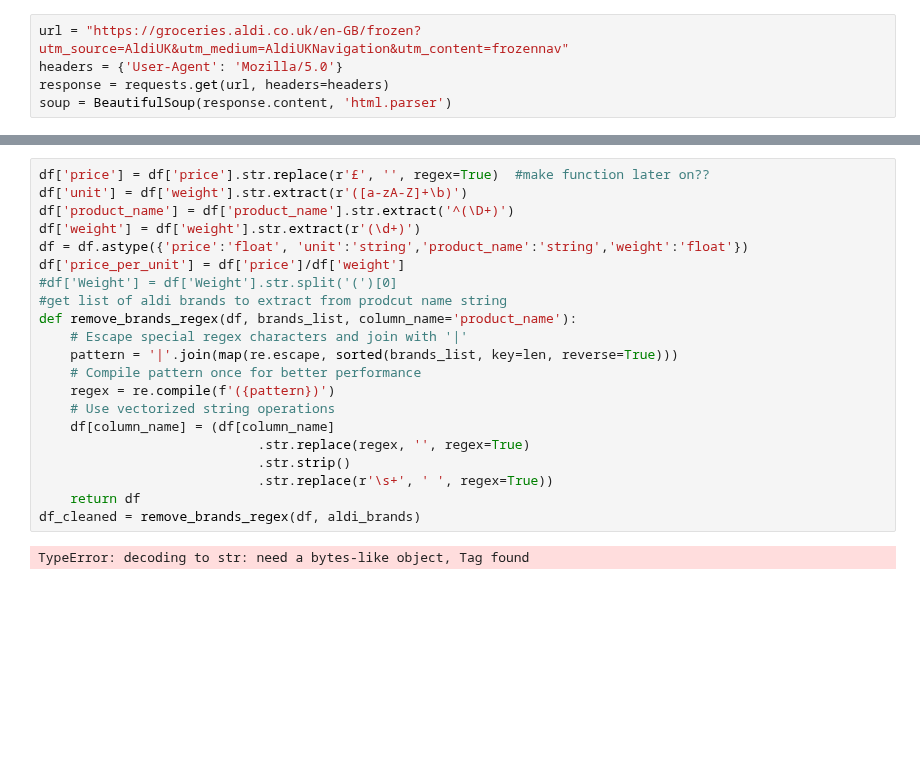
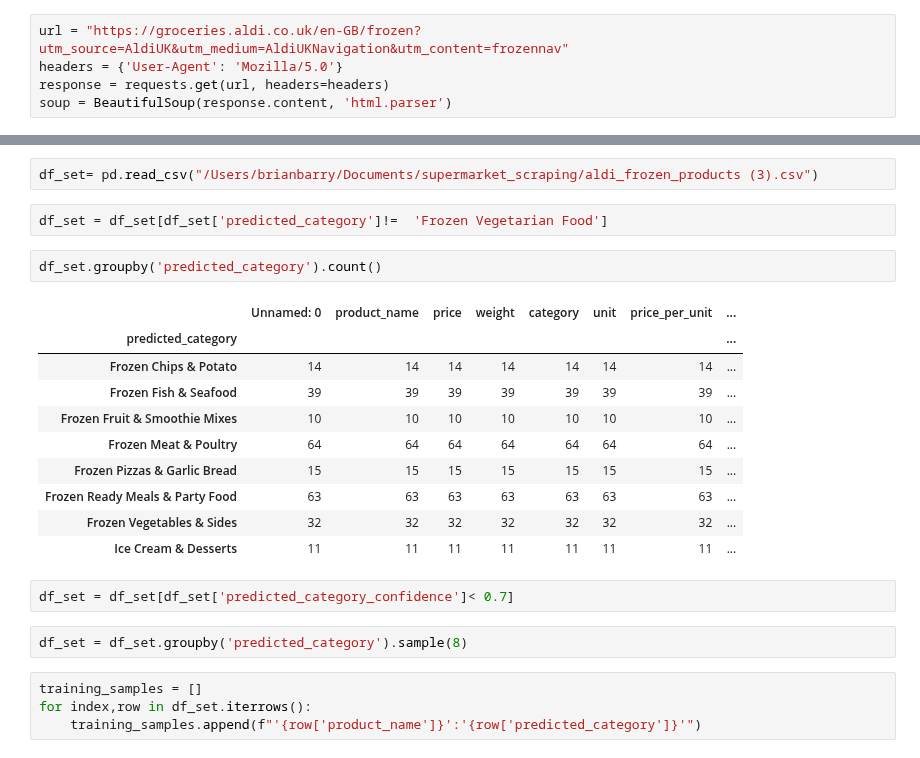
Before and after one commit to MBMB54/supermarket_scraping, a Jupyter notebook: scrape-rough.ipynb, the cells around one changed output, grey strips where cells are left out. Saved outputs shown, nothing was run; the diff lists cells and outputs as text; blank space fills up the shorter version.

```diff
--- a/scrape-rough.ipynb
+++ b/scrape-rough.ipynb
@@ -399,23 +439,25 @@ Scraped 3982 products across 5 categories
-# %%
-df['price'] = df['price'].str.replace(r'£', '', regex=True)  #make function later on??
-df['unit'] = df['weight'].str.extract(r'([a-zA-Z]+\b)')
-df['product_name'] = df['product_name'].str.extract('^(\D+)')
-df['weight'] = df['weight'].str.extract(r'(\d+)')
-df = df.astype({'price':'float', 'unit':'string','product_name':'string','weight':'float'})
-df['price_per_unit'] = df['price']/df['weight']
-#df['Weight'] = df['Weight'].str.split('(')[0]
-#get list of aldi brands to extract from prodcut name string
-def remove_brands_regex(df, brands_list, column_name='product_name'):
-    # Escape special regex characters and join with '|'
-    pattern = '|'.join(map(re.escape, sorted(brands_list, key=len, reverse=True)))
-    # Compile pattern once for better performance
-    regex = re.compile(f'({pattern})')
-    # Use vectorized string operations
-    df[column_name] = (df[column_name]
-                            .str.replace(regex, '', regex=True)
-                            .str.strip()
-                            .str.replace(r'\s+', ' ', regex=True))
-    return df
-df_cleaned = remove_brands_regex(df, aldi_brands)
-# %% [output]
-TypeError: decoding to str: need a bytes-like object, Tag found
+# %%
+df_set= pd.read_csv("/Users/brianbarry/Documents/supermarket_scraping/aldi_frozen_products (3).csv")
+# %%
+df_set = df_set[df_set['predicted_category']!=  'Frozen Vegetarian Food']
+# %%
+df_set.groupby('predicted_category').count()
+# %% [output]
+|  | Unnamed: 0 | product_name | price | weight | category | unit | price_per_unit | ... |
+| predicted_category |  |  |  |  |  |  |  | ... |
+| Frozen Chips & Potato | 14 | 14 | 14 | 14 | 14 | 14 | 14 | ... |
+| Frozen Fish & Seafood | 39 | 39 | 39 | 39 | 39 | 39 | 39 | ... |
+| Frozen Fruit & Smoothie Mixes | 10 | 10 | 10 | 10 | 10 | 10 | 10 | ... |
+| Frozen Meat & Poultry | 64 | 64 | 64 | 64 | 64 | 64 | 64 | ... |
+| Frozen Pizzas & Garlic Bread | 15 | 15 | 15 | 15 | 15 | 15 | 15 | ... |
+| Frozen Ready Meals & Party Food | 63 | 63 | 63 | 63 | 63 | 63 | 63 | ... |
+| Frozen Vegetables & Sides | 32 | 32 | 32 | 32 | 32 | 32 | 32 | ... |
+| Ice Cream & Desserts | 11 | 11 | 11 | 11 | 11 | 11 | 11 | ... |
+# %%
+df_set = df_set[df_set['predicted_category_confidence']< 0.7]
+# %%
+df_set = df_set.groupby('predicted_category').sample(8)
+# %%
+training_samples = []
+for index,row in df_set.iterrows():
+    training_samples.append(f"'{row['product_name']}':'{row['predicted_category']}'")
```
Also changed, not shown: parts of 21 cells of this notebook, 2 other files.
